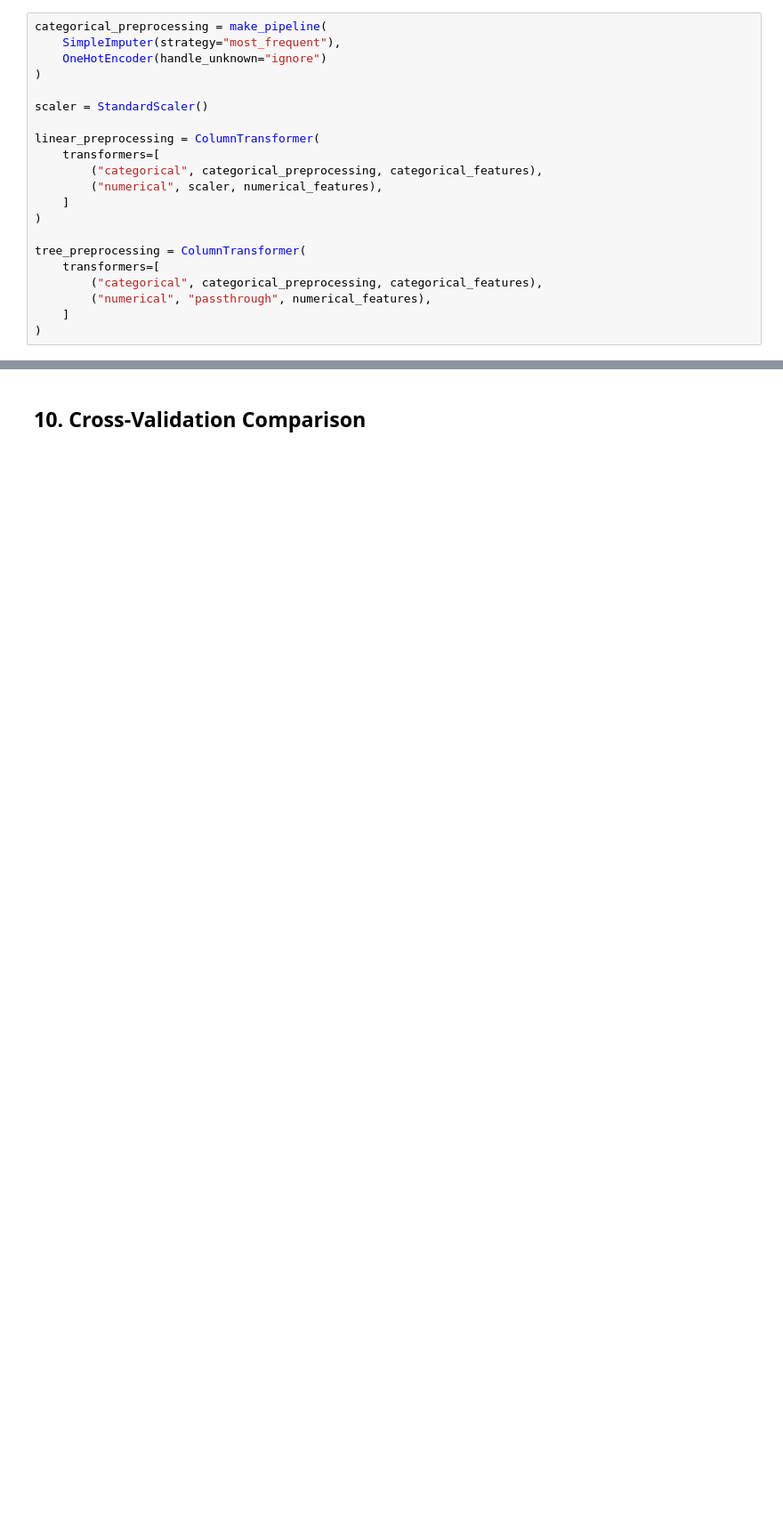
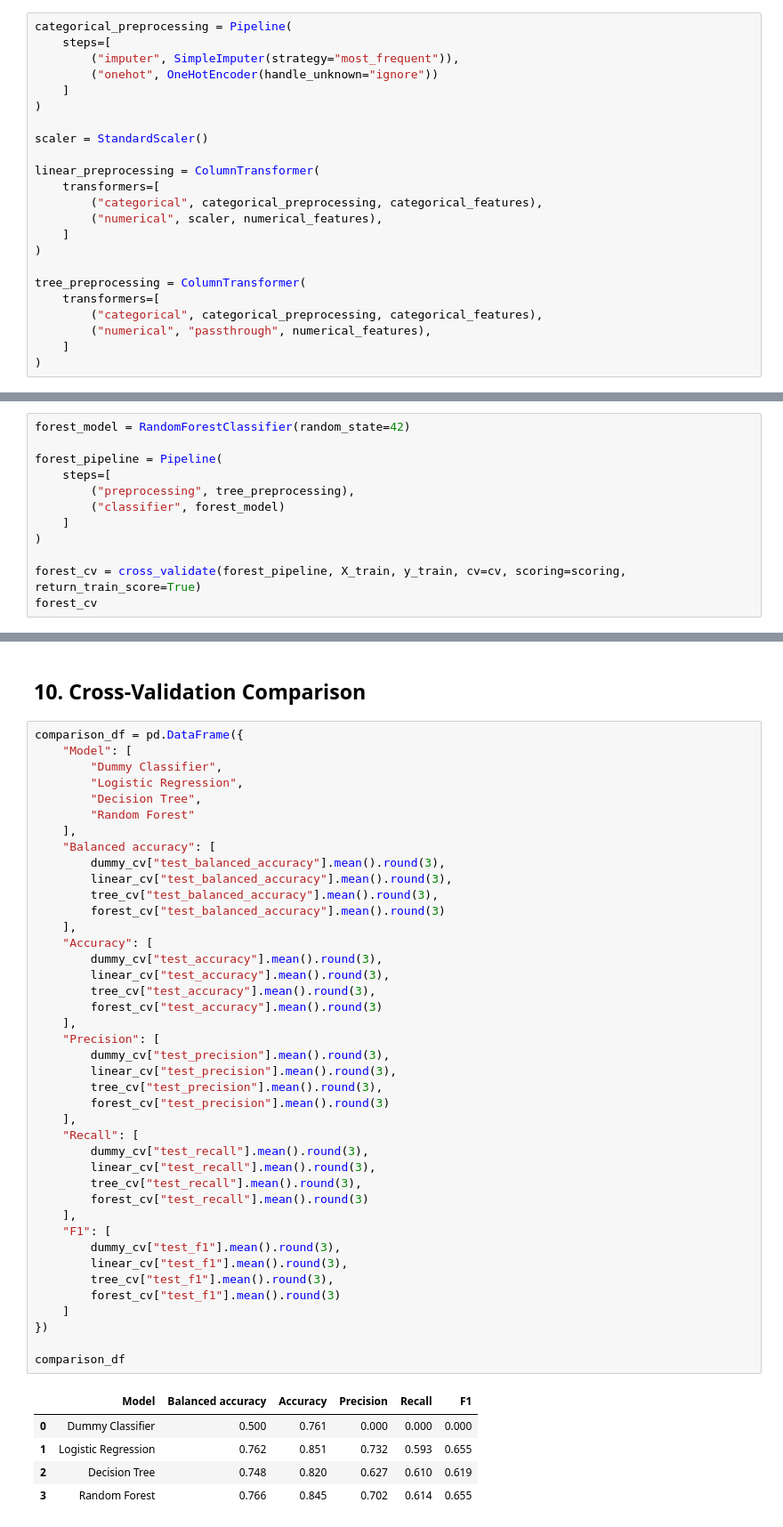
Before and after one commit to SimonYip22/adult-income-ml-classification, a Jupyter notebook: adult_income_workflow.ipynb, the cells around one changed output, grey strips where cells are left out. Shown at 89% size. Cells and saved outputs as stored; diff of their text form; blank space fills up the shorter version.

```diff
--- a/adult_income_workflow.ipynb
+++ b/adult_income_workflow.ipynb
@@ -504,9 +504,11 @@ dummy_summary
 # %% [markdown]
 ## 8. Preprocessing Pipeline
 # %%
-categorical_preprocessing = make_pipeline(
-    SimpleImputer(strategy="most_frequent"),
-    OneHotEncoder(handle_unknown="ignore")
+categorical_preprocessing = Pipeline(
+    steps=[
+        ("imputer", SimpleImputer(strategy="most_frequent")),
+        ("onehot", OneHotEncoder(handle_unknown="ignore"))
+    ]
 )
 
 scaler = StandardScaler()
@@ -528,0 +580,12 @@ tree_preprocessing = ColumnTransformer(
+# %%
+forest_model = RandomForestClassifier(random_state=42)
+
+forest_pipeline = Pipeline(
+    steps=[
+        ("preprocessing", tree_preprocessing),
+        ("classifier", forest_model)
+    ]
+)
+
+forest_cv = cross_validate(forest_pipeline, X_train, y_train, cv=cv, scoring=scoring, return_train_score=True)
+forest_cv
@@ -529,2 +605,49 @@ tree_preprocessing = ColumnTransformer(
 # %% [markdown]
 ## 10. Cross-Validation Comparison
+# %%
+comparison_df = pd.DataFrame({
+    "Model": [
+        "Dummy Classifier",
+        "Logistic Regression",
+        "Decision Tree",
+        "Random Forest"
+    ],
+    "Balanced accuracy": [
+        dummy_cv["test_balanced_accuracy"].mean().round(3),
+        linear_cv["test_balanced_accuracy"].mean().round(3),
+        tree_cv["test_balanced_accuracy"].mean().round(3),
+        forest_cv["test_balanced_accuracy"].mean().round(3)
+    ],
+    "Accuracy": [
+        dummy_cv["test_accuracy"].mean().round(3),
+        linear_cv["test_accuracy"].mean().round(3),
+        tree_cv["test_accuracy"].mean().round(3),
+        forest_cv["test_accuracy"].mean().round(3)
+    ],
+    "Precision": [
+        dummy_cv["test_precision"].mean().round(3),
+        linear_cv["test_precision"].mean().round(3),
+        tree_cv["test_precision"].mean().round(3),
+        forest_cv["test_precision"].mean().round(3)
+    ],
+    "Recall": [
+        dummy_cv["test_recall"].mean().round(3),
+        linear_cv["test_recall"].mean().round(3),
+        tree_cv["test_recall"].mean().round(3),
+        forest_cv["test_recall"].mean().round(3)
+    ],
+    "F1": [
+        dummy_cv["test_f1"].mean().round(3),
+        linear_cv["test_f1"].mean().round(3),
+        tree_cv["test_f1"].mean().round(3),
+        forest_cv["test_f1"].mean().round(3)
+    ]
+})
+
+comparison_df
+# %% [output]
+|  | Model | Balanced accuracy | Accuracy | Precision | Recall | F1 |
+| 0 | Dummy Classifier | 0.500 | 0.761 | 0.000 | 0.000 | 0.000 |
+| 1 | Logistic Regression | 0.762 | 0.851 | 0.732 | 0.593 | 0.655 |
+| 2 | Decision Tree | 0.748 | 0.820 | 0.627 | 0.610 | 0.619 |
+| 3 | Random Forest | 0.766 | 0.845 | 0.702 | 0.614 | 0.655 |
```
Also changed, not shown: parts of 5 cells of this notebook.
